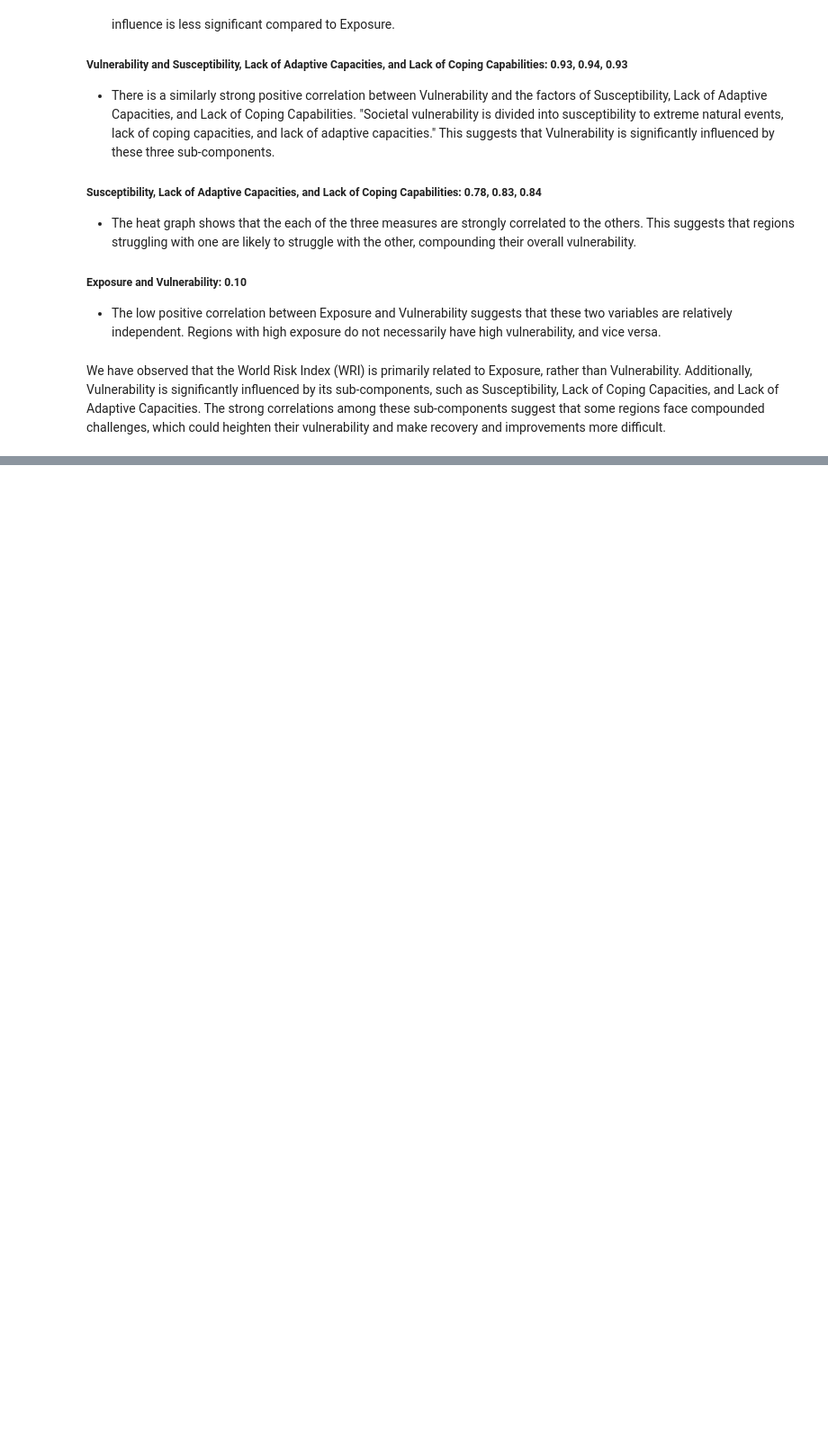
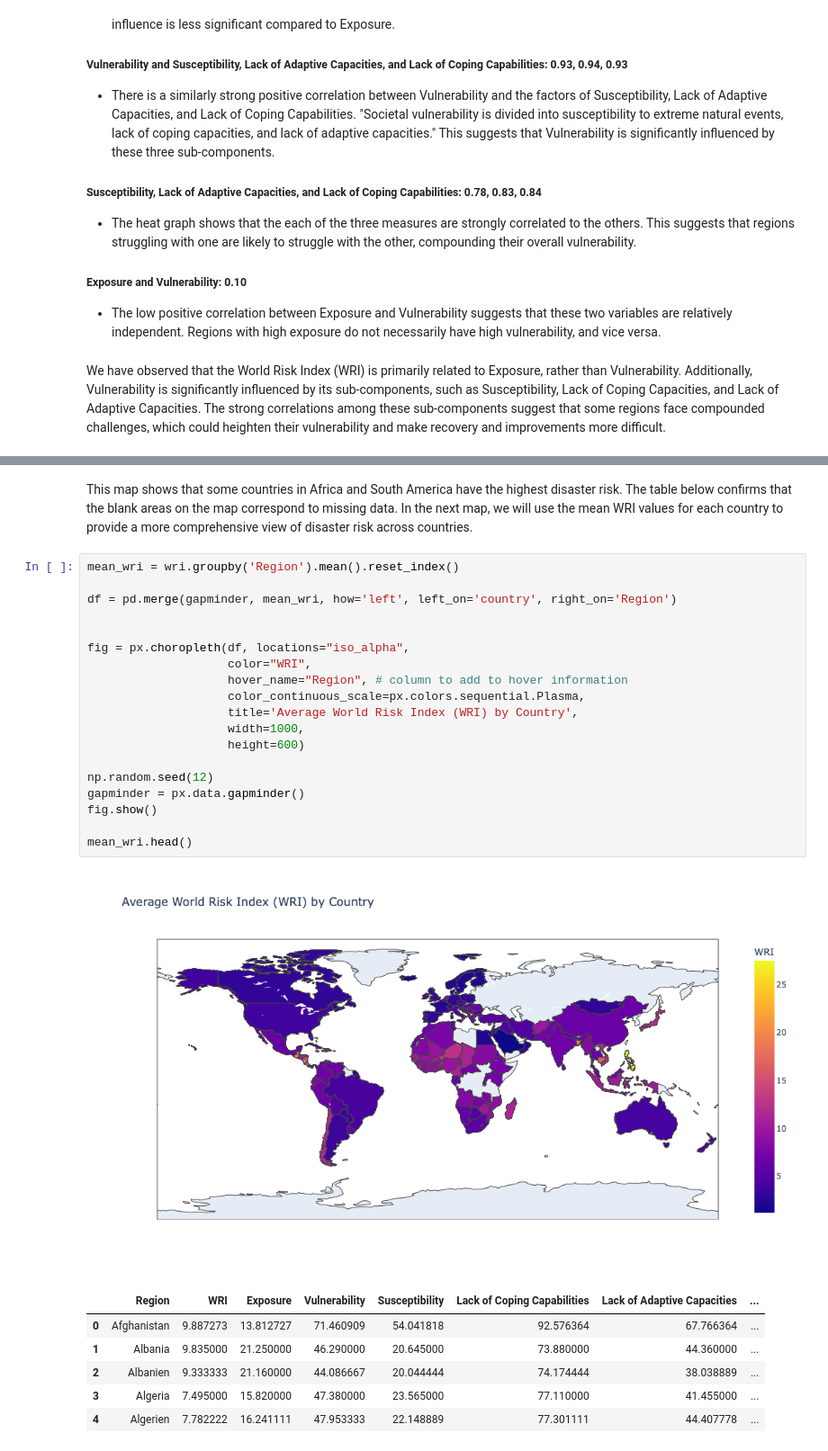
Before and after one commit to Mengz21/World-Disaster-Risk-Analysis, a Jupyter notebook: World Disaster Risk Analysis.ipynb, the cells around one changed output, grey strips where cells are left out. Shown at 90% size. Saved outputs shown, nothing was run; the diff lists cells and outputs as text; blank space fills up the shorter version.

```diff
--- a/World Disaster Risk Analysis.ipynb
+++ b/World Disaster Risk Analysis.ipynb
@@ -299,0 +353,29 @@ We have observed that the World Risk Index (WRI) is primarily related to Exposur
+# %% [markdown]
+This map shows that some countries in Africa and South America have the highest disaster risk. The table below confirms that the blank areas on the map correspond to missing data. In the next map, we will use the mean WRI values for each country to provide a more comprehensive view of disaster risk across countries.
+# %%
+mean_wri = wri.groupby('Region').mean().reset_index()
+
+df = pd.merge(gapminder, mean_wri, how='left', left_on='country', right_on='Region')
+
+
+fig = px.choropleth(df, locations="iso_alpha",
+                    color="WRI",
+                    hover_name="Region", # column to add to hover information
+                    color_continuous_scale=px.colors.sequential.Plasma,
+                    title='Average World Risk Index (WRI) by Country',
+                    width=1000,
+                    height=600)
+
+np.random.seed(12)
+gapminder = px.data.gapminder()
+fig.show()
+
+mean_wri.head()
+# %% [output]
+[figure, added]
+|  | Region | WRI | Exposure | Vulnerability | Susceptibility | Lack of Coping Capabilities | Lack of Adaptive Capacities | ... |
+| 0 | Afghanistan | 9.887273 | 13.812727 | 71.460909 | 54.041818 | 92.576364 | 67.766364 | ... |
+| 1 | Albania | 9.835000 | 21.250000 | 46.290000 | 20.645000 | 73.880000 | 44.360000 | ... |
+| 2 | Albanien | 9.333333 | 21.160000 | 44.086667 | 20.044444 | 74.174444 | 38.038889 | ... |
+| 3 | Algeria | 7.495000 | 15.820000 | 47.380000 | 23.565000 | 77.110000 | 41.455000 | ... |
+| 4 | Algerien | 7.782222 | 16.241111 | 47.953333 | 22.148889 | 77.301111 | 44.407778 | ... |
```
Also changed, not shown: parts of 8 cells of this notebook.
